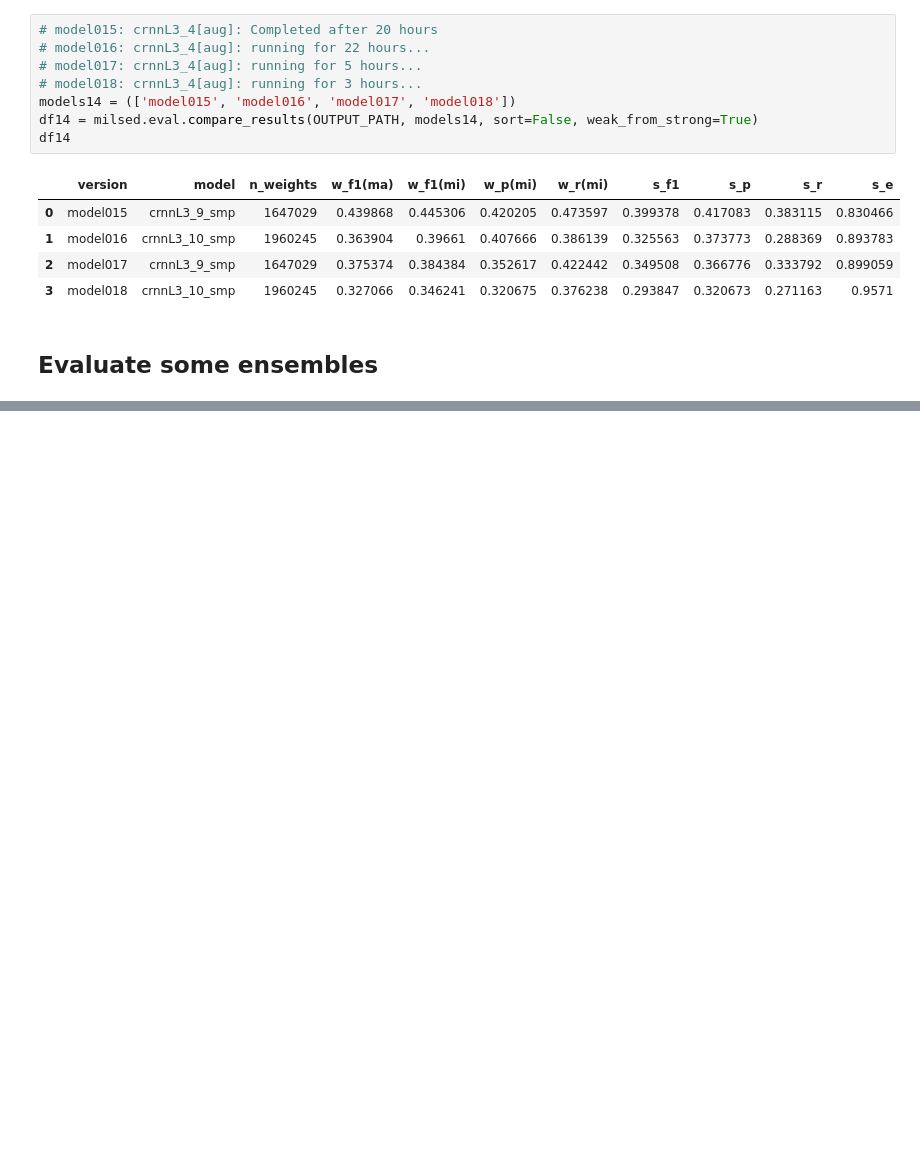
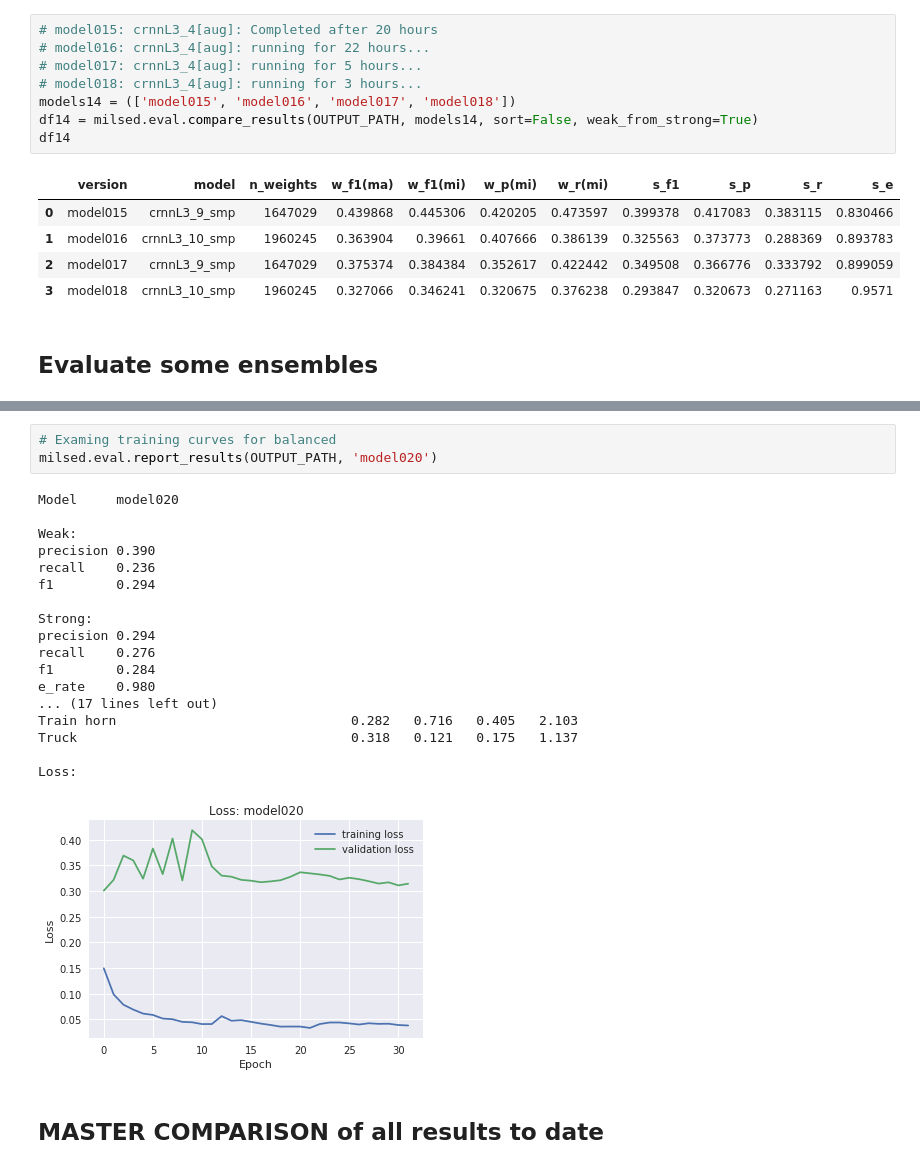
Before and after one commit to marl/milsed, a Jupyter notebook: notebooks/v1/01_model_results.ipynb, the cells around one changed output, grey strips where cells are left out. Cells and saved outputs as stored; diff of their text form; blank space fills up the shorter version.

```diff
--- a/notebooks/v1/01_model_results.ipynb
+++ b/notebooks/v1/01_model_results.ipynb
@@ -942,0 +984,24 @@ df15
+# %%
+# Examing training curves for balanced
+milsed.eval.report_results(OUTPUT_PATH, 'model020')
+# %% [output]
+Model     model020
+
+Weak:
+precision 0.390
+recall    0.236
+f1        0.294
+
+Strong:
+precision 0.294
+recall    0.276
+f1        0.284
+e_rate    0.980
+... (17 lines left out)
+Train horn                              0.282   0.716   0.405   2.103
+Truck                                   0.318   0.121   0.175   1.137
+
+Loss:
+[figure, added]
+# %% [markdown]
+## MASTER COMPARISON of all results to date
```
Also changed, not shown: parts of 65 cells of this notebook, 3 other files.
